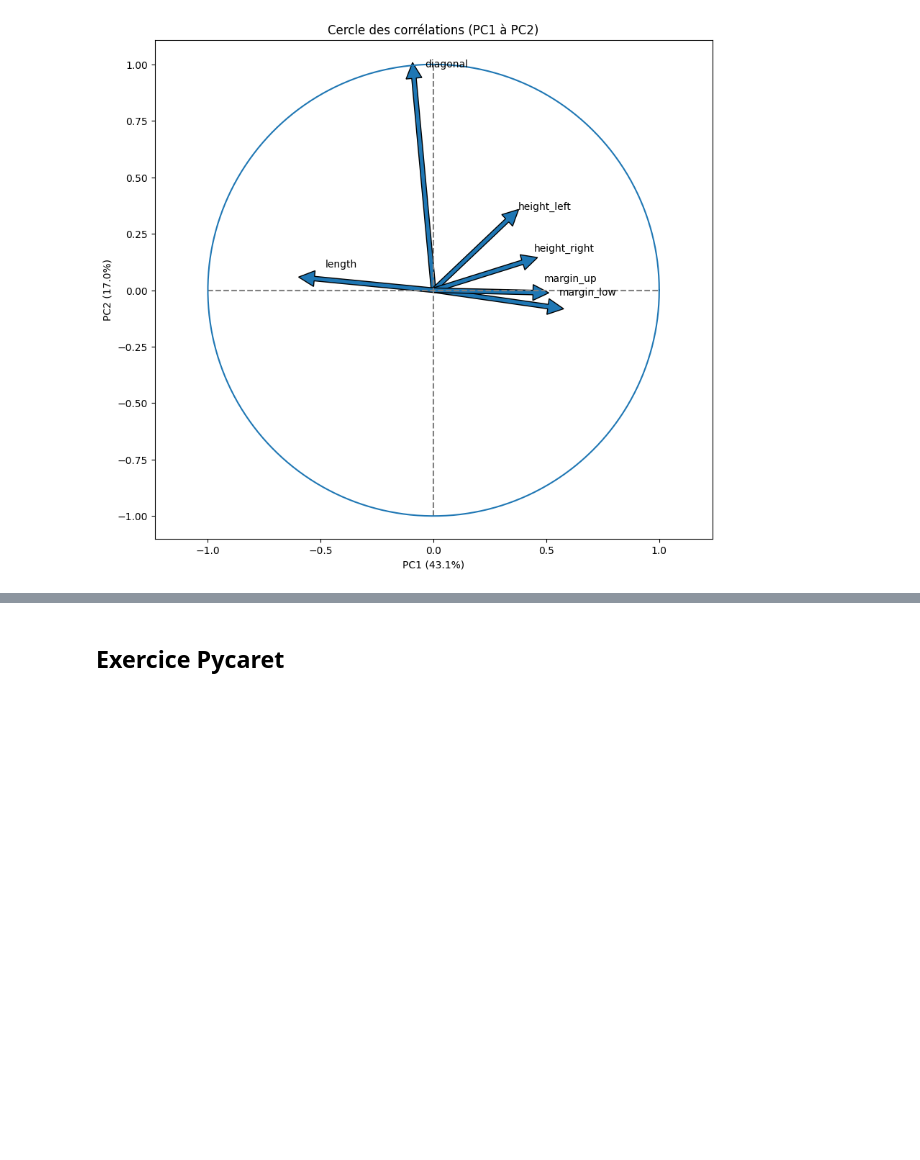
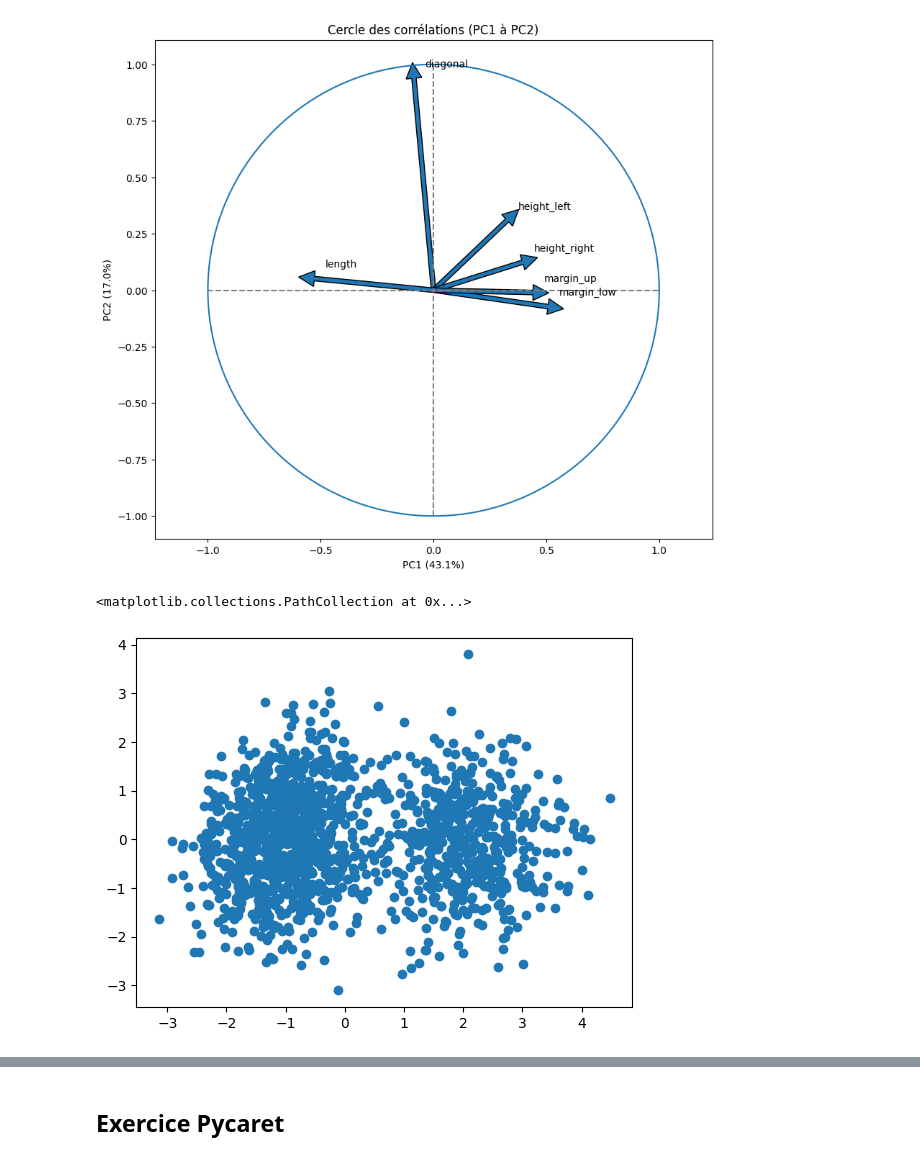
Before and after one commit to Melobgn/Veille-algorithmes-ML, a Jupyter notebook: Exo_global/exercices.ipynb, the cells around one changed output, grey strips where cells are left out. Cells and saved outputs as stored; diff of their text form; code cells hidden in the pictures; blank space fills up the shorter version.

Commit message:
ajout scatter plot

```diff
--- a/Exo_global/exercices.ipynb
+++ b/Exo_global/exercices.ipynb
@@ -130,3 +130,8 @@ plt.axis('equal')
 plt.show(block=False)
 # %% [output]
 [figure]
+# %%
+plt.scatter(billetspca.PC1,billetspca.PC2)
+# %% [output]
+<matplotlib.collections.PathCollection at 0x...>
+[figure, added]
```
Also changed, not shown: parts of 2 cells of this notebook.
